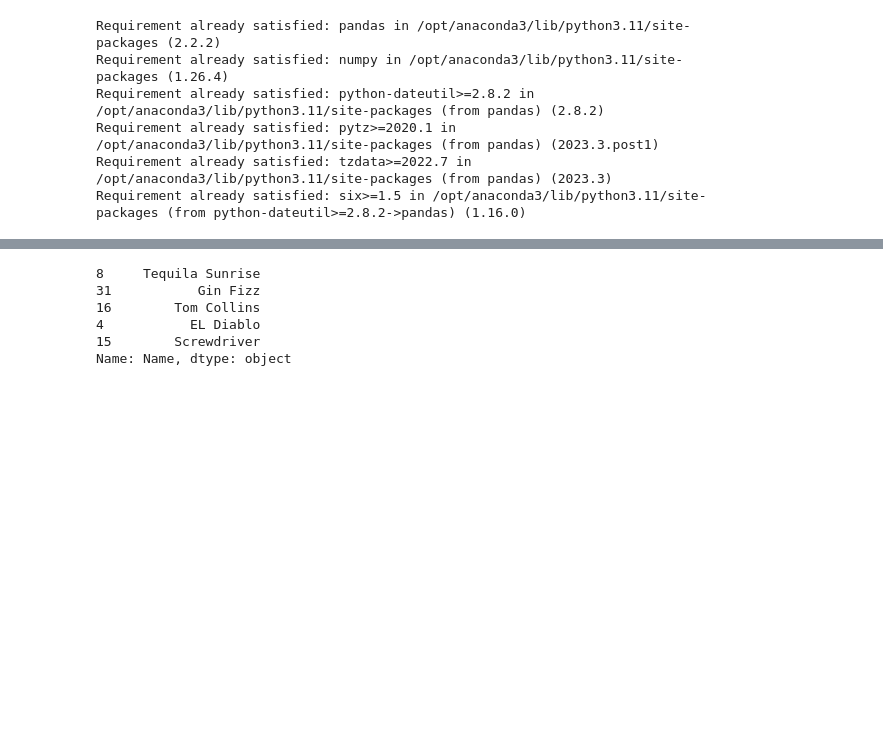
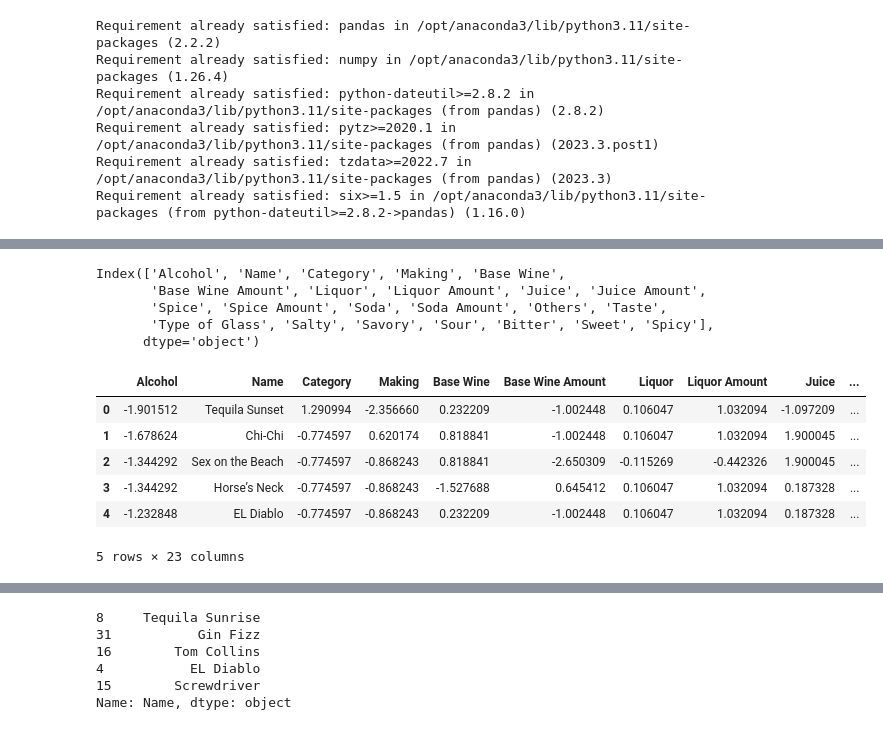
Before and after one commit to dpatel77/CocktailRecommenderSystem, a Jupyter notebook: Cocktails2.ipynb, the cells around one changed output, grey strips where cells are left out. Cells and saved outputs as stored; diff of their text form; code cells hidden in the pictures; blank space fills up the shorter version.

```diff
--- a/Cocktails2.ipynb
+++ b/Cocktails2.ipynb
@@ -113,0 +136,22 @@ cocktail_preprocessed
+# %%
+# Scale numerical columns
+numerical_cols = cocktails_df.select_dtypes(include=['number']).columns
+scaler = StandardScaler()
+cocktails_df[numerical_cols] = scaler.fit_transform(cocktails_df[numerical_cols])
+
+# Display the first few rows of the scaled dataset
+print(cocktails_df.columns)
+cocktails_df.head()
+# %% [output]
+Index(['Alcohol', 'Name', 'Category', 'Making', 'Base Wine',
+       'Base Wine Amount', 'Liquor', 'Liquor Amount', 'Juice', 'Juice Amount',
+       'Spice', 'Spice Amount', 'Soda', 'Soda Amount', 'Others', 'Taste',
+       'Type of Glass', 'Salty', 'Savory', 'Sour', 'Bitter', 'Sweet', 'Spicy'],
+      dtype='object')
+|  | Alcohol | Name | Category | Making | Base Wine | Base Wine Amount | Liquor | Liquor Amount | Juice | ... |
+| 0 | -1.901512 | Tequila Sunset | 1.290994 | -2.356660 | 0.232209 | -1.002448 | 0.106047 | 1.032094 | -1.097209 | ... |
+| 1 | -1.678624 | Chi-Chi | -0.774597 | 0.620174 | 0.818841 | -1.002448 | 0.106047 | 1.032094 | 1.900045 | ... |
+| 2 | -1.344292 | Sex on the Beach | -0.774597 | -0.868243 | 0.818841 | -2.650309 | -0.115269 | -0.442326 | 1.900045 | ... |
+| 3 | -1.344292 | Horse’s Neck | -0.774597 | -0.868243 | -1.527688 | 0.645412 | 0.106047 | 1.032094 | 0.187328 | ... |
+| 4 | -1.232848 | EL Diablo | -0.774597 | -0.868243 | 0.232209 | -1.002448 | 0.106047 | 1.032094 | 0.187328 | ... |
+5 rows × 23 columns
```
Also changed, not shown: parts of 14 cells of this notebook.
